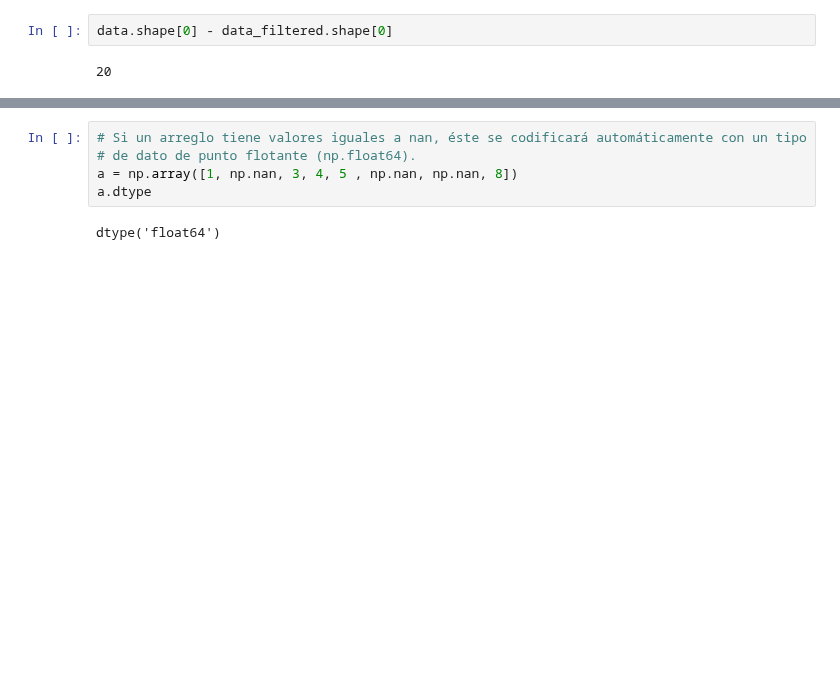
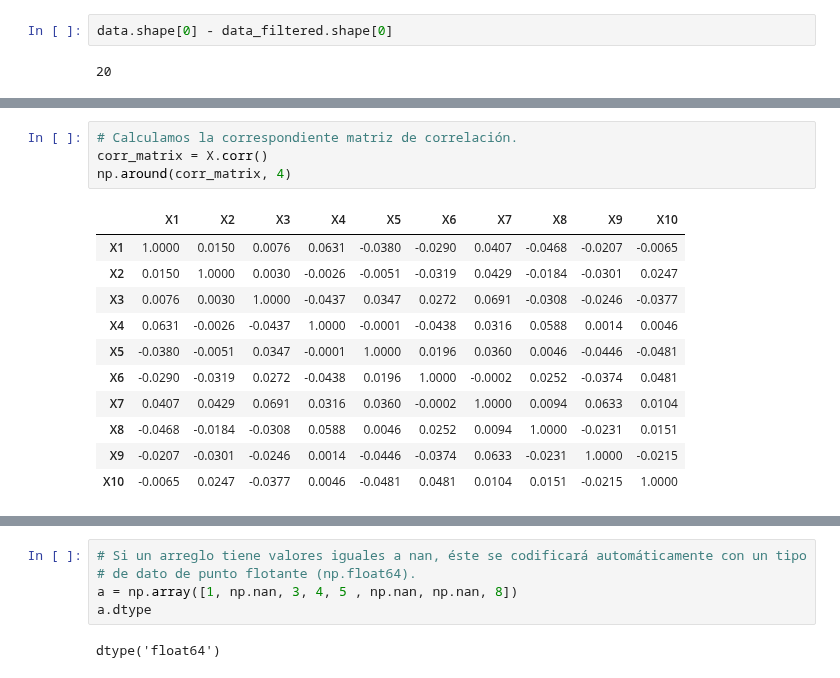
Before and after one commit to rquezadac/udd_data_analytics_lectures, a Jupyter notebook: seccion_02_pandas/clase_2_2.ipynb, the cells around one changed output, grey strips where cells are left out. Cells and saved outputs as stored; diff of their text form; blank space fills up the shorter version.

```diff
--- a/seccion_02_pandas/clase_2_2.ipynb
+++ b/seccion_02_pandas/clase_2_2.ipynb
@@ -933,0 +966,16 @@ data.shape[0] - data_filtered.shape[0]
+# %%
+# Calculamos la correspondiente matriz de correlación.
+corr_matrix = X.corr()
+np.around(corr_matrix, 4)
+# %% [output]
+|  | X1 | X2 | X3 | X4 | X5 | X6 | X7 | X8 | X9 | X10 |
+| X1 | 1.0000 | 0.0150 | 0.0076 | 0.0631 | -0.0380 | -0.0290 | 0.0407 | -0.0468 | -0.0207 | -0.0065 |
+| X2 | 0.0150 | 1.0000 | 0.0030 | -0.0026 | -0.0051 | -0.0319 | 0.0429 | -0.0184 | -0.0301 | 0.0247 |
+| X3 | 0.0076 | 0.0030 | 1.0000 | -0.0437 | 0.0347 | 0.0272 | 0.0691 | -0.0308 | -0.0246 | -0.0377 |
+| X4 | 0.0631 | -0.0026 | -0.0437 | 1.0000 | -0.0001 | -0.0438 | 0.0316 | 0.0588 | 0.0014 | 0.0046 |
+| X5 | -0.0380 | -0.0051 | 0.0347 | -0.0001 | 1.0000 | 0.0196 | 0.0360 | 0.0046 | -0.0446 | -0.0481 |
+| X6 | -0.0290 | -0.0319 | 0.0272 | -0.0438 | 0.0196 | 1.0000 | -0.0002 | 0.0252 | -0.0374 | 0.0481 |
+| X7 | 0.0407 | 0.0429 | 0.0691 | 0.0316 | 0.0360 | -0.0002 | 1.0000 | 0.0094 | 0.0633 | 0.0104 |
+| X8 | -0.0468 | -0.0184 | -0.0308 | 0.0588 | 0.0046 | 0.0252 | 0.0094 | 1.0000 | -0.0231 | 0.0151 |
+| X9 | -0.0207 | -0.0301 | -0.0246 | 0.0014 | -0.0446 | -0.0374 | 0.0633 | -0.0231 | 1.0000 | -0.0215 |
+| X10 | -0.0065 | 0.0247 | -0.0377 | 0.0046 | -0.0481 | 0.0481 | 0.0104 | 0.0151 | -0.0215 | 1.0000 |
```
Also changed, not shown: parts of 26 cells of this notebook, 1 other file.
